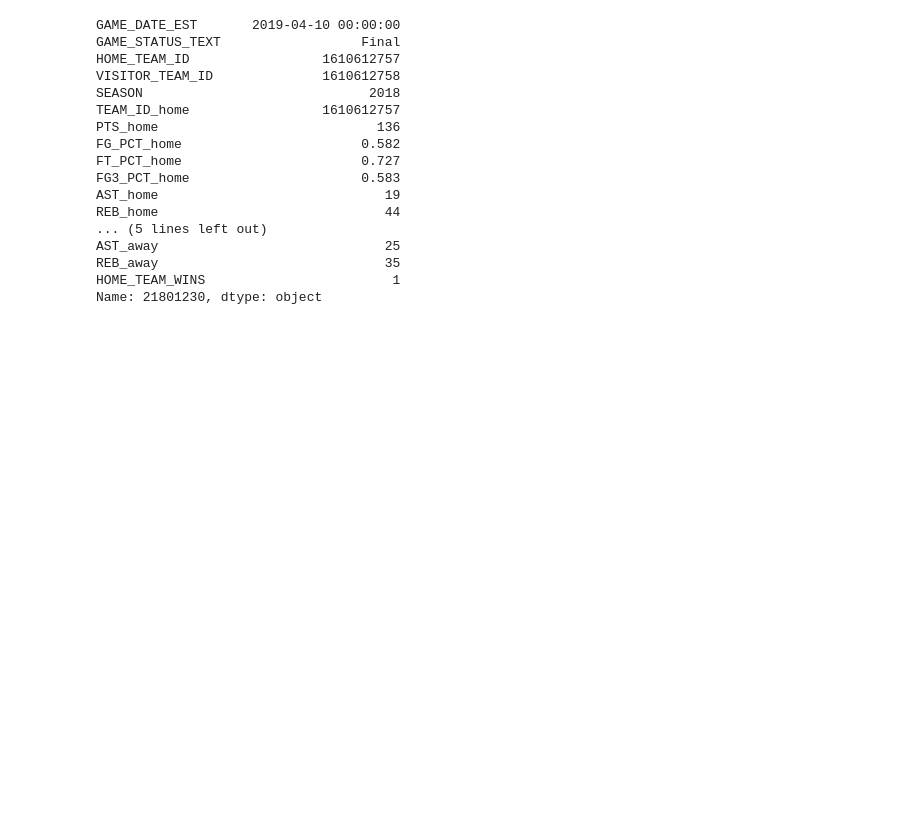
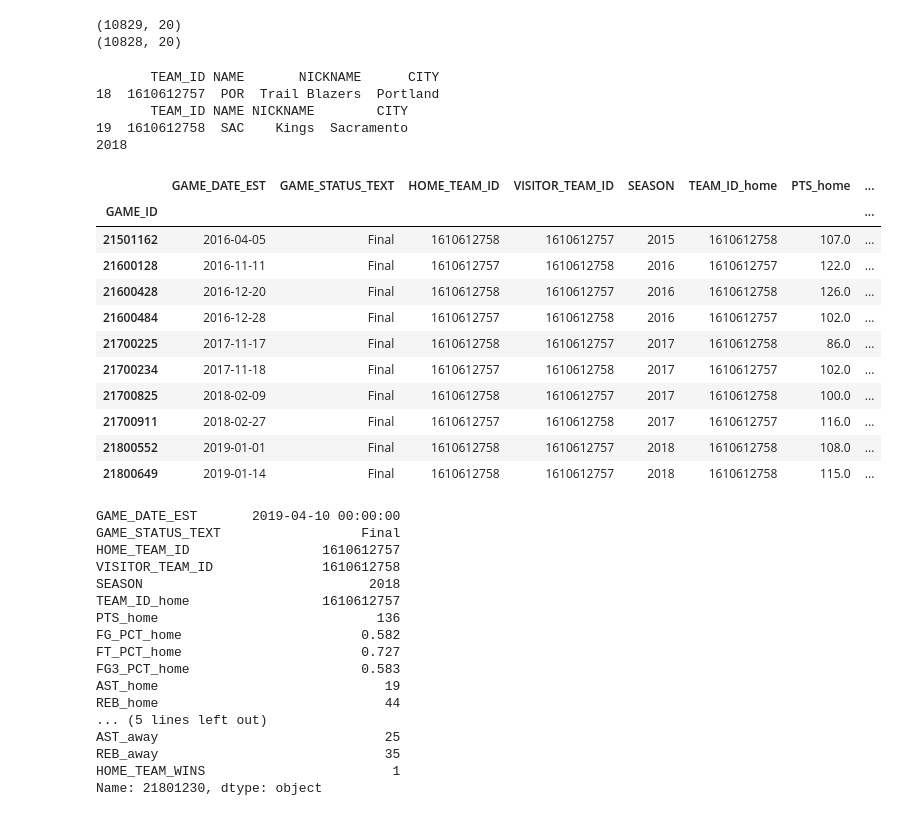
Before and after one commit to ncalderon/nba-predictor, a Jupyter notebook: nba-predictor.ipynb, the cells around one changed output. Drawn from its saved outputs; the diff is of its cells as text; code cells hidden in the pictures; blank space fills up the shorter version.

```diff
--- a/nba-predictor.ipynb
+++ b/nba-predictor.ipynb
@@ -5,0 +84,30 @@ ppg.load_datasets()
+# %%
+def get_season_games(games, seasons):
+    row = seasons.iloc[0]
+    season_games = games[(games.SEASON == row.SEASON) & \
+                         (games.GAME_DATE_EST >= row.SEASON_START) & \
+                         (games.GAME_DATE_EST <= row.SEASON_END)
+                         ]
+    for i in range(1, len(seasons)):
+        row = seasons.iloc[i]
+        temp = games[(games.SEASON == row.SEASON) & \
+                     (games.GAME_DATE_EST >= row.SEASON_START) & \
+                     (games.GAME_DATE_EST <= row.SEASON_END)
+                     ]
+        season_games = pd.concat([season_games, temp])
+    return season_games
+# %%
+games = pd.read_csv(GAMES_DS, parse_dates=["GAME_DATE_EST"]
+                    , infer_datetime_format=True, index_col="GAME_ID")
+games = games.sort_values(by=['GAME_DATE_EST', 'GAME_ID'])
+teams = pd.read_feather(TEAMS_PROCESSED_DS)
+seasons = pd.read_feather(SEASONS_PROCESSED_DS)
+season_games = get_season_games(games, seasons)
+# %%
+games_processed: DataFrame = pd.DataFrame(columns=GAME_COLUMNS)
+i = len(season_games)-1
+game_processed = {}
+row = season_games.iloc[i, :]
+previous_games = season_games[:i]
+print(season_games.shape)
+print(previous_games.shape)
@@ -5,0 +134,18 @@ ppg.load_datasets()
+# %%
+ppg.season_games.iloc[len(ppg.season_games)-1, :]
+# %% [output]
+(10829, 20)
+(10828, 20)
+# %%
+home_team_id = row.HOME_TEAM_ID
+visitor_team_id = row.VISITOR_TEAM_ID
+season_year = row.SEASON
+print(teams[teams.TEAM_ID == home_team_id])
+print(teams[teams.TEAM_ID == visitor_team_id])
+print(season_year)
+# %% [output]
+       TEAM_ID NAME       NICKNAME      CITY
+18  1610612757  POR  Trail Blazers  Portland
+       TEAM_ID NAME NICKNAME        CITY
+19  1610612758  SAC    Kings  Sacramento
+2018
@@ -6,3 +160,21 @@ ppg.load_datasets()
+# %%
+query = ((season_games.HOME_TEAM_ID == home_team_id) | (season_games.VISITOR_TEAM_ID == home_team_id)) & \
+                ((season_games.HOME_TEAM_ID == visitor_team_id) | (season_games.VISITOR_TEAM_ID == visitor_team_id))
+last10_matchup = previous_games[query].tail(10)
+last10_matchup
+# %% [output]
+|  | GAME_DATE_EST | GAME_STATUS_TEXT | HOME_TEAM_ID | VISITOR_TEAM_ID | SEASON | TEAM_ID_home | PTS_home | ... |
+| GAME_ID |  |  |  |  |  |  |  | ... |
+| 21501162 | 2016-04-05 | Final | 1610612758 | 1610612757 | 2015 | 1610612758 | 107.0 | ... |
+| 21600128 | 2016-11-11 | Final | 1610612757 | 1610612758 | 2016 | 1610612757 | 122.0 | ... |
+| 21600428 | 2016-12-20 | Final | 1610612758 | 1610612757 | 2016 | 1610612758 | 126.0 | ... |
+| 21600484 | 2016-12-28 | Final | 1610612757 | 1610612758 | 2016 | 1610612757 | 102.0 | ... |
+| 21700225 | 2017-11-17 | Final | 1610612758 | 1610612757 | 2017 | 1610612758 | 86.0 | ... |
+| 21700234 | 2017-11-18 | Final | 1610612757 | 1610612758 | 2017 | 1610612757 | 102.0 | ... |
+| 21700825 | 2018-02-09 | Final | 1610612758 | 1610612757 | 2017 | 1610612758 | 100.0 | ... |
+| 21700911 | 2018-02-27 | Final | 1610612757 | 1610612758 | 2017 | 1610612757 | 116.0 | ... |
+| 21800552 | 2019-01-01 | Final | 1610612758 | 1610612757 | 2018 | 1610612758 | 108.0 | ... |
+| 21800649 | 2019-01-14 | Final | 1610612758 | 1610612757 | 2018 | 1610612758 | 115.0 | ... |
 # %%
 ppg.season_games.iloc[len(ppg.season_games)-1, :]
 # %% [output]
```
Also changed, not shown: parts of 8 cells of this notebook, 1 other file.
